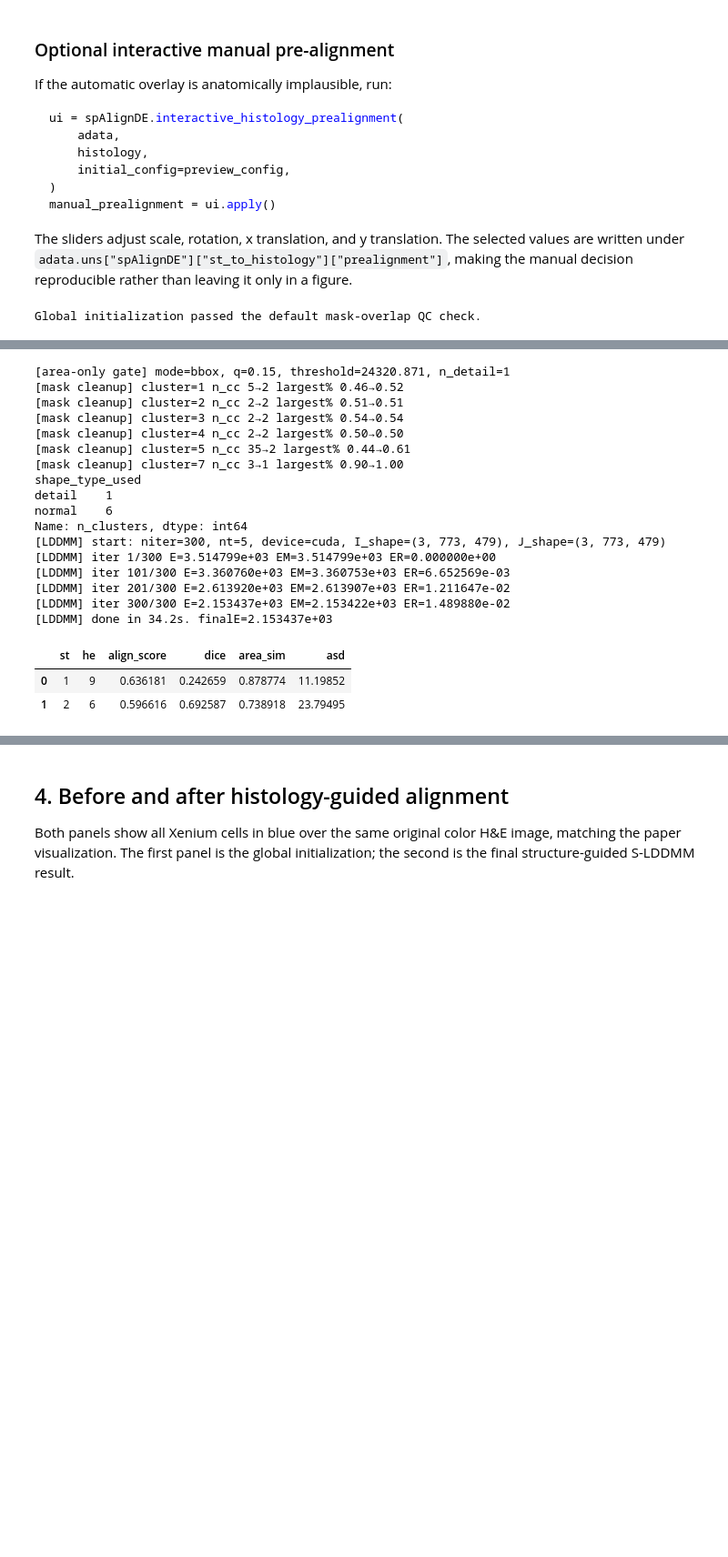
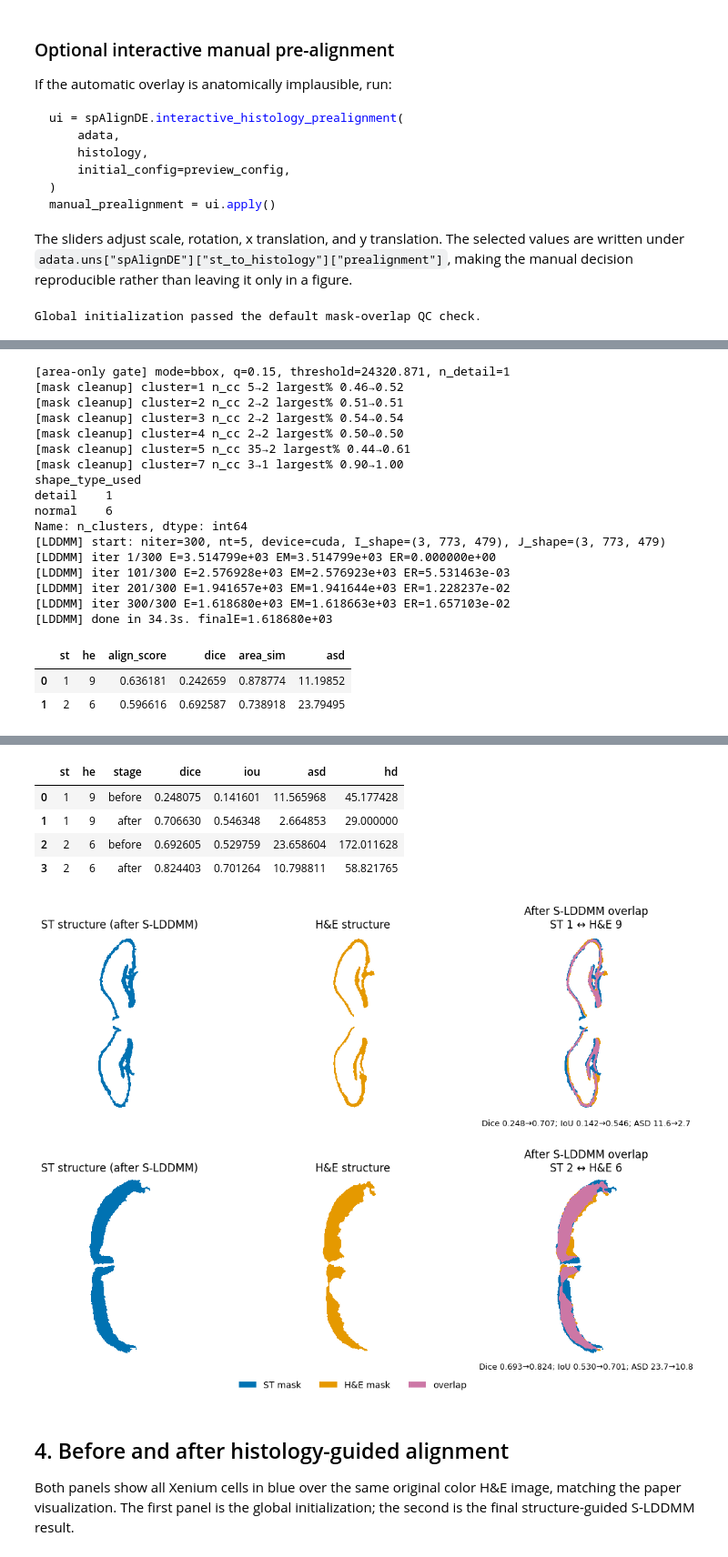
Before and after one commit to dsong-lab/spAlignDE, a Jupyter notebook: docs/source/source_notebooks/cross_modality/st_he_alignment_nb.ipynb, the cells around one changed output, grey strips where cells are left out. Shown at 91% size. Cells and saved outputs as stored; diff of their text form; code cells hidden in the pictures; blank space fills up the shorter version.

```diff
--- a/docs/source/source_notebooks/cross_modality/st_he_alignment_nb.ipynb
+++ b/docs/source/source_notebooks/cross_modality/st_he_alignment_nb.ipynb
@@ -264,7 +262,7 @@ result = spAlignDE.align_st_to_histology(
         pair_score_threshold=0.40,
         pair_asd_threshold=30.0,
         time_steps=5,
-        kernel_scale=50.0,
+        kernel_scale=60.0,
         velocity_grid_spacing=6.0,
         iterations=300,
         momentum_lr=2e3,
@@ -345,37 +343,63 @@ fig.legend(
     handles=(
         Patch(facecolor=source_color, label="ST mask"),
         Patch(facecolor=target_color, label="H&E mask"),
         Patch(facecolor=overlap_color, label="overlap"),
     ),
     loc="lower center",
     ncol=3,
     frameon=False,
 )
 fig.savefig(FIGURE_DIR / "xenium_he_paired_feature_overlap.png", dpi=220, bbox_inches="tight")
 fig.savefig(FIGURE_DIR / "xenium_he_paired_feature_overlap.svg", bbox_inches="tight")
 plt.show()
+
+# Re-rasterize the accepted ST structures after the final deformation and
+# compare pair-level Dice, IoU, and ASD against the pre-aligned masks above.
+fig, axes, pair_overlap_metrics = spAlignDE.plot_st_histology_pair_overlap(
+    result,
+    stage="after",
+)
+display(pair_overlap_metrics[
+    ["st", "he", "stage", "dice", "iou", "asd", "hd"]
+])
+fig.savefig(
+    FIGURE_DIR / "xenium_he_paired_feature_overlap_after_lddmm.png",
+    dpi=300,
+    bbox_inches="tight",
+)
+fig.savefig(
+    FIGURE_DIR / "xenium_he_paired_feature_overlap_after_lddmm.svg",
+    bbox_inches="tight",
+)
+plt.show()
 # %% [output]
 [area-only gate] mode=bbox, q=0.15, threshold=24320.871, n_detail=1
 [mask cleanup] cluster=1 n_cc 5→2 largest% 0.46→0.52
 [mask cleanup] cluster=2 n_cc 2→2 largest% 0.51→0.51
 [mask cleanup] cluster=3 n_cc 2→2 largest% 0.54→0.54
 [mask cleanup] cluster=4 n_cc 2→2 largest% 0.50→0.50
 [mask cleanup] cluster=5 n_cc 35→2 largest% 0.44→0.61
 [mask cleanup] cluster=7 n_cc 3→1 largest% 0.90→1.00
 shape_type_used
 detail    1
 normal    6
 Name: n_clusters, dtype: int64
 [LDDMM] start: niter=300, nt=5, device=cuda, I_shape=(3, 773, 479), J_shape=(3, 773, 479)
 [LDDMM] iter 1/300 E=3.514799e+03 EM=3.514799e+03 ER=0.000000e+00
-[LDDMM] iter 101/300 E=3.360760e+03 EM=3.360753e+03 ER=6.652569e-03
-[LDDMM] iter 201/300 E=2.613920e+03 EM=2.613907e+03 ER=1.211647e-02
-[LDDMM] iter 300/300 E=2.153437e+03 EM=2.153422e+03 ER=1.489880e-02
-[LDDMM] done in 34.2s. finalE=2.153437e+03
+[LDDMM] iter 101/300 E=2.576928e+03 EM=2.576923e+03 ER=5.531463e-03
+[LDDMM] iter 201/300 E=1.941657e+03 EM=1.941644e+03 ER=1.228237e-02
+[LDDMM] iter 300/300 E=1.618680e+03 EM=1.618663e+03 ER=1.657103e-02
+[LDDMM] done in 34.3s. finalE=1.618680e+03
 |  | st | he | align_score | dice | area_sim | asd |
 | 0 | 1 | 9 | 0.636181 | 0.242659 | 0.878774 | 11.19852 |
 | 1 | 2 | 6 | 0.596616 | 0.692587 | 0.738918 | 23.79495 |
 [figure]
+|  | st | he | stage | dice | iou | asd | hd |
+| 0 | 1 | 9 | before | 0.248075 | 0.141601 | 11.565968 | 45.177428 |
+| 1 | 1 | 9 | after | 0.706630 | 0.546348 | 2.664853 | 29.000000 |
+| 2 | 2 | 6 | before | 0.692605 | 0.529759 | 23.658604 | 172.011628 |
+| 3 | 2 | 6 | after | 0.824403 | 0.701264 | 10.798811 | 58.821765 |
+[figure, added]
 # %% [markdown]
 ## 4. Before and after histology-guided alignment
 
```
Also changed, not shown: parts of 4 cells of this notebook, 16 other files.
